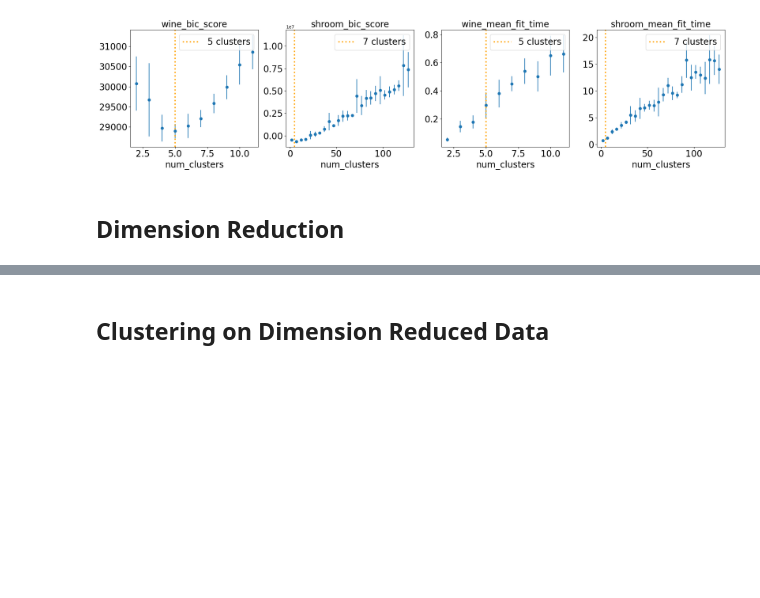
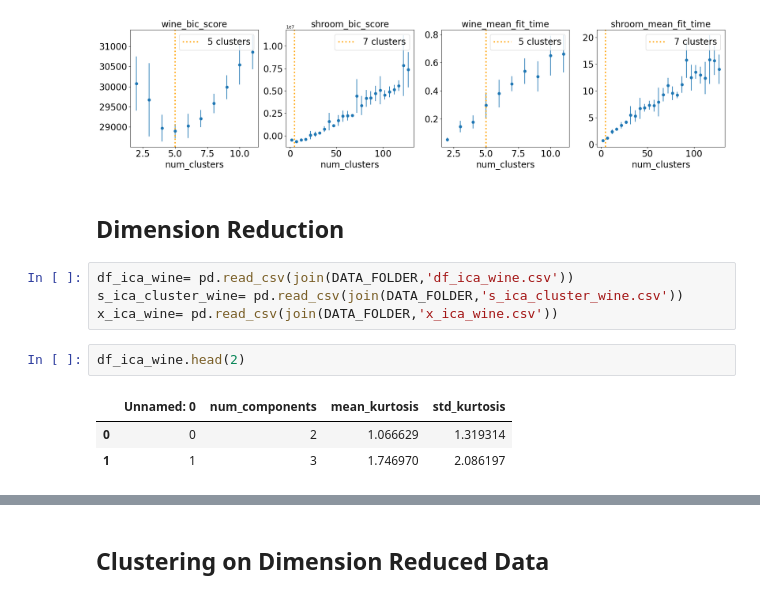
Before and after one commit to lboadi2/machine_learning, a Jupyter notebook: 3_unsupervised_learning/visuals.ipynb, the cells around one changed output, grey strips where cells are left out. Drawn from its saved outputs; the diff is of its cells as text; blank space fills up the shorter version.

```diff
--- a/3_unsupervised_learning/visuals.ipynb
+++ b/3_unsupervised_learning/visuals.ipynb
@@ -486,6 +489,16 @@ plt.show()
 [figure]
 # %% [markdown]
 ## Dimension Reduction
+# %%
+df_ica_wine= pd.read_csv(join(DATA_FOLDER,'df_ica_wine.csv'))
+s_ica_cluster_wine= pd.read_csv(join(DATA_FOLDER,'s_ica_cluster_wine.csv'))
+x_ica_wine= pd.read_csv(join(DATA_FOLDER,'x_ica_wine.csv'))
+# %%
+df_ica_wine.head(2)
+# %% [output]
+|  | Unnamed: 0 | num_components | mean_kurtosis | std_kurtosis |
+| 0 | 0 | 2 | 1.066629 | 1.319314 |
+| 1 | 1 | 3 | 1.746970 | 2.086197 |
 # %%
 # wine DR
 fig, axs = plt.subplots(1,4, figsize=(20,5))
```
Also changed, not shown: parts of 5 cells of this notebook.
